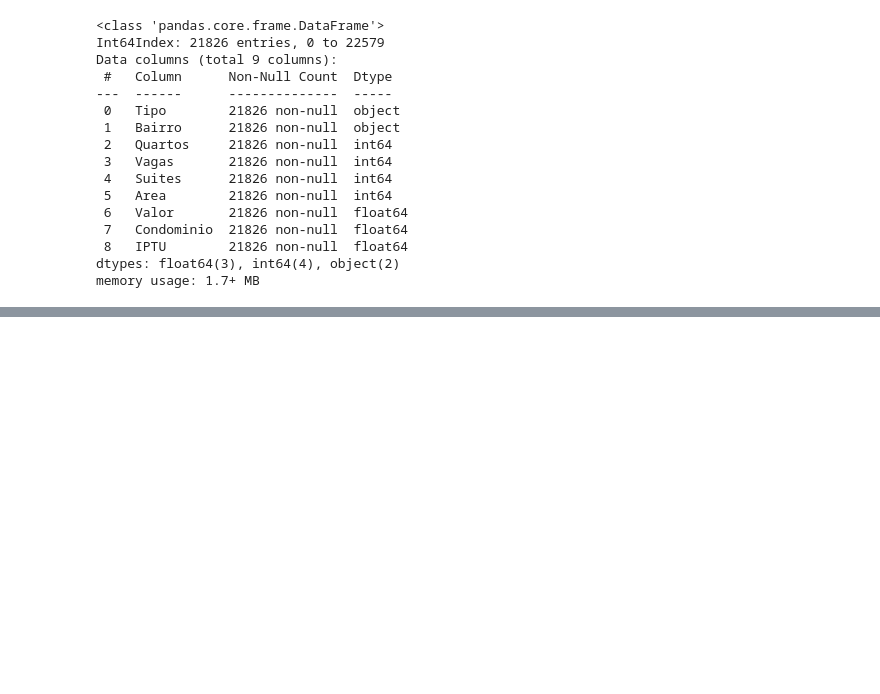
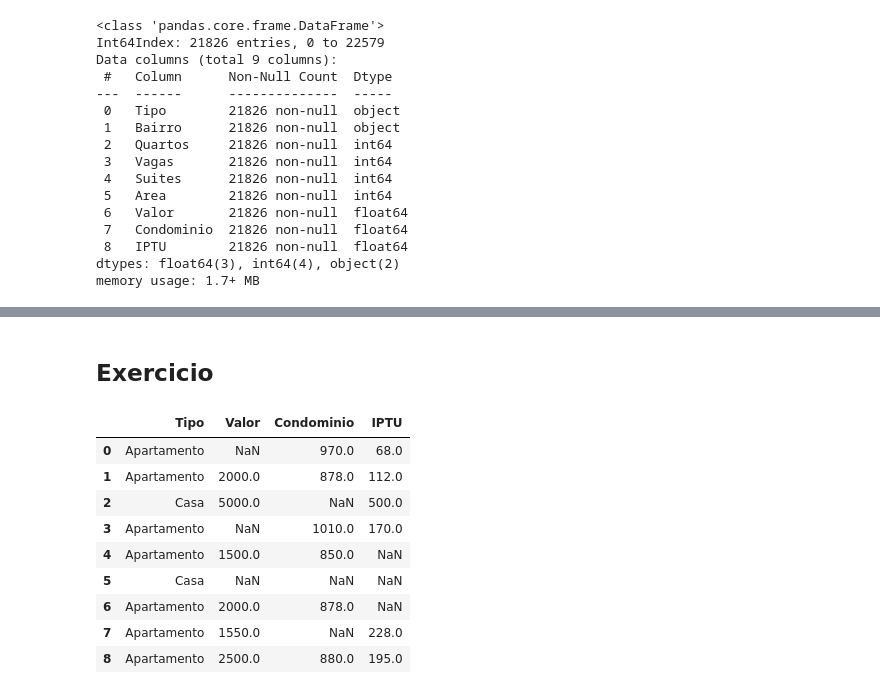
Before and after one commit to cglima/alura-python-pandas-tratando-e-analisando-dados, a Jupyter notebook: notebook/tratamento-de-dados-faltantes.ipynb, the cells around one changed output, grey strips where cells are left out. Saved outputs shown, nothing was run; the diff lists cells and outputs as text; code cells hidden in the pictures; blank space fills up the shorter version.

Commit message:
exercicio revisando o processo

```diff
--- a/notebook/tratamento-de-dados-faltantes.ipynb
+++ b/notebook/tratamento-de-dados-faltantes.ipynb
@@ -180,0 +179,25 @@ NameError: name 'false' is not defined
+# %% [markdown]
+## Exercicio
+# %%
+imoveis = pd.DataFrame([['Apartamento', None, 970, 68],
+                        ['Apartamento', 2000, 878, 112],
+                        ['Casa', 5000, None, 500],
+                        ['Apartamento', None, 1010, 170],
+                        ['Apartamento', 1500, 850, None],
+                        ['Casa', None, None, None],
+                        ['Apartamento', 2000, 878, None],
+                        ['Apartamento', 1550, None, 228],
+                        ['Apartamento', 2500, 880, 195]],
+                        columns = ['Tipo', 'Valor', 'Condominio', 'IPTU'])
+imoveis
+# %% [output]
+|  | Tipo | Valor | Condominio | IPTU |
+| 0 | Apartamento | NaN | 970.0 | 68.0 |
+| 1 | Apartamento | 2000.0 | 878.0 | 112.0 |
+| 2 | Casa | 5000.0 | NaN | 500.0 |
+| 3 | Apartamento | NaN | 1010.0 | 170.0 |
+| 4 | Apartamento | 1500.0 | 850.0 | NaN |
+| 5 | Casa | NaN | NaN | NaN |
+| 6 | Apartamento | 2000.0 | 878.0 | NaN |
+| 7 | Apartamento | 1550.0 | NaN | 228.0 |
+| 8 | Apartamento | 2500.0 | 880.0 | 195.0 |
```
Also changed, not shown: parts of 10 cells of this notebook.
